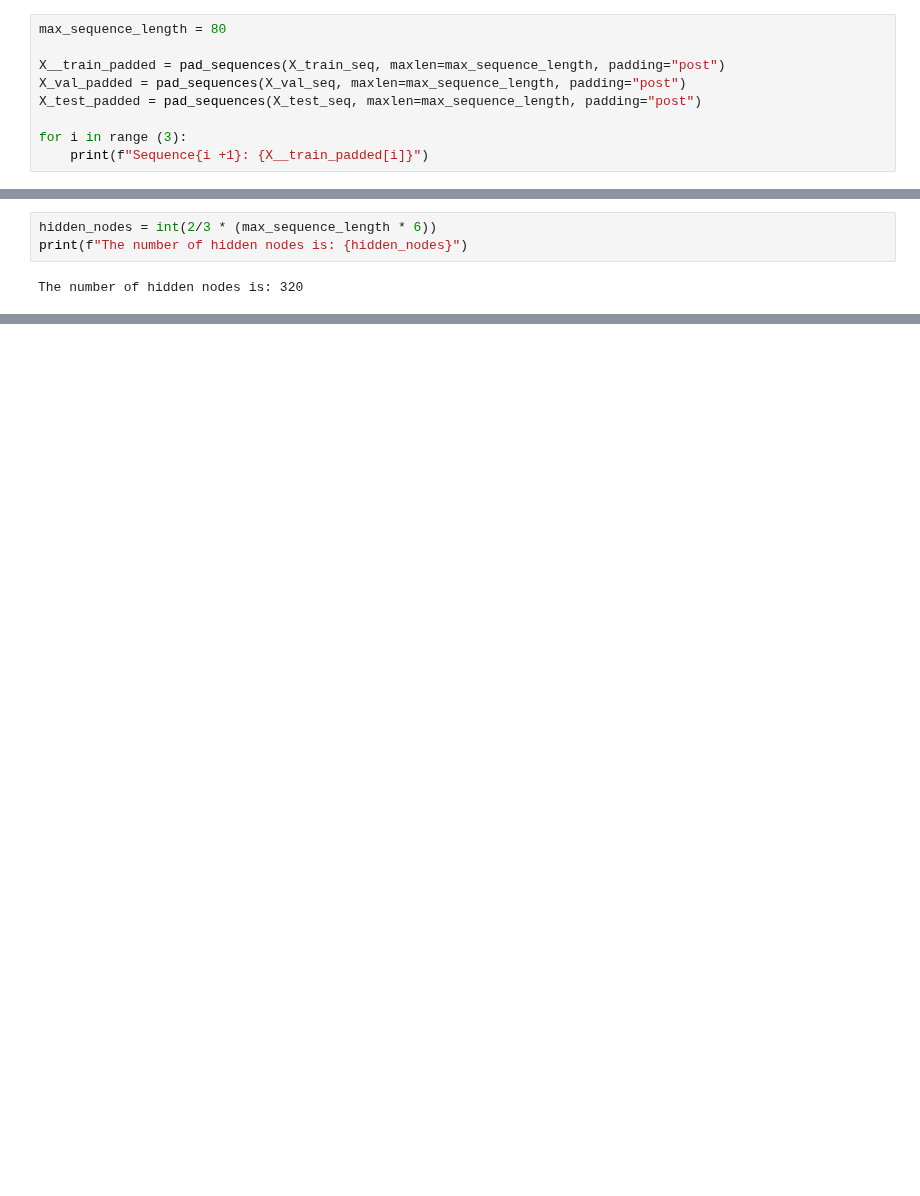
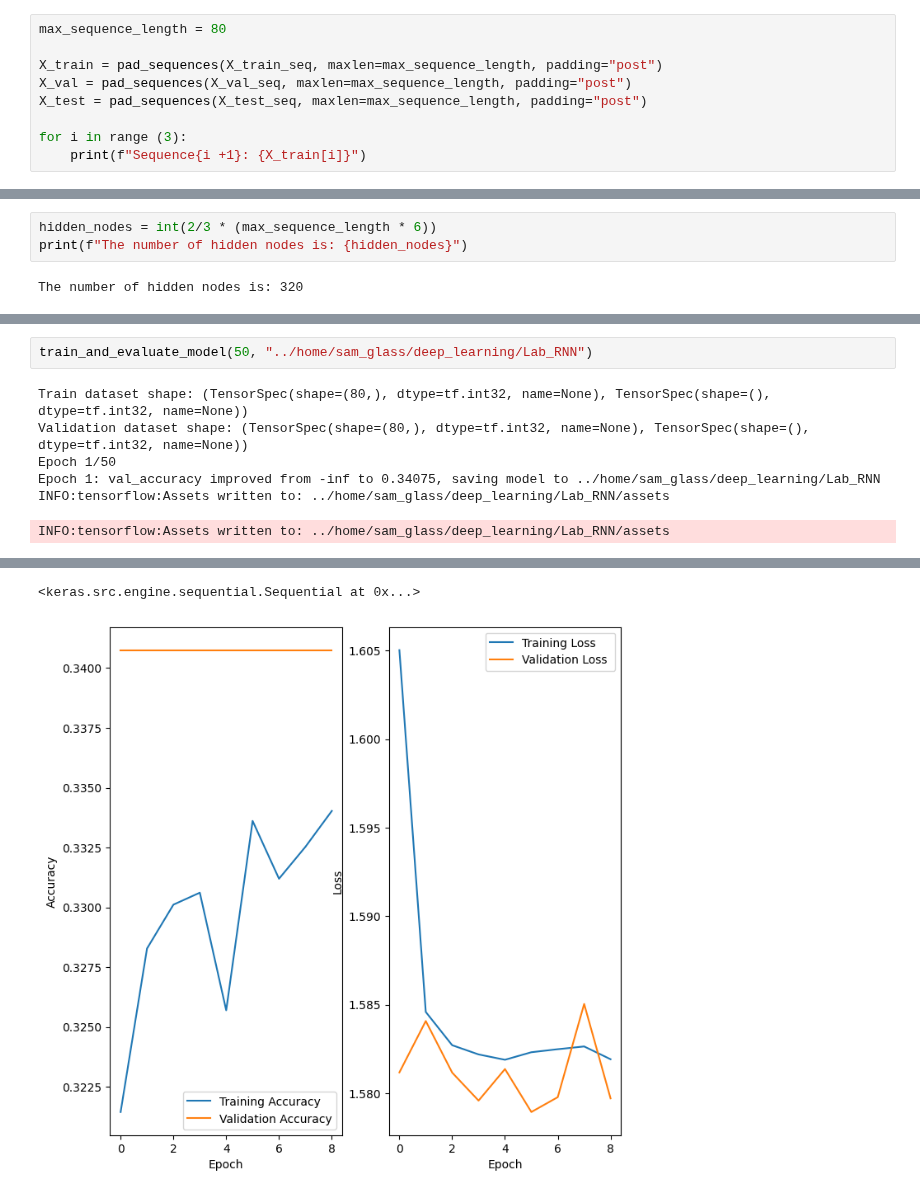
Before and after one commit to SCGlass/deep_learning, a Jupyter notebook: Lab_RNN/RNN_lab.ipynb, the cells around one changed output, grey strips where cells are left out. Drawn from its saved outputs; the diff is of its cells as text; blank space fills up the shorter version.

Commit message:
trying first model

```diff
--- a/Lab_RNN/RNN_lab.ipynb
+++ b/Lab_RNN/RNN_lab.ipynb
@@ -231,12 +238,12 @@ Sequence 10: [19, 2, 242, 42]
 # %%
 max_sequence_length = 80
 
-X__train_padded = pad_sequences(X_train_seq, maxlen=max_sequence_length, padding="post")
-X_val_padded = pad_sequences(X_val_seq, maxlen=max_sequence_length, padding="post")
-X_test_padded = pad_sequences(X_test_seq, maxlen=max_sequence_length, padding="post")
+X_train = pad_sequences(X_train_seq, maxlen=max_sequence_length, padding="post")
+X_val = pad_sequences(X_val_seq, maxlen=max_sequence_length, padding="post")
+X_test = pad_sequences(X_test_seq, maxlen=max_sequence_length, padding="post")
 
 for i in range (3):
-    print(f"Sequence{i +1}: {X__train_padded[i]}")
+    print(f"Sequence{i +1}: {X_train[i]}")
 # %% [output]
 Sequence1: [130   1 730   0   0   0   0   0   0   0   0   0   0   0   0   0   0   0
    0   0   0   0   0   0   0   0   0   0   0   0   0   0   0   0   0   0
@@ -296,0 +378,9 @@ The number of hidden nodes is: 320
+# %%
+train_and_evaluate_model(50, "../home/sam_glass/deep_learning/Lab_RNN")
+# %% [output]
+Train dataset shape: (TensorSpec(shape=(80,), dtype=tf.int32, name=None), TensorSpec(shape=(), dtype=tf.int32, name=None))
+Validation dataset shape: (TensorSpec(shape=(80,), dtype=tf.int32, name=None), TensorSpec(shape=(), dtype=tf.int32, name=None))
+Epoch 1/50
+Epoch 1: val_accuracy improved from -inf to 0.34075, saving model to ../home/sam_glass/deep_learning/Lab_RNN
+INFO:tensorflow:Assets written to: ../home/sam_glass/deep_learning/Lab_RNN/assets
+INFO:tensorflow:Assets written to: ../home/sam_glass/deep_learning/Lab_RNN/assets
@@ -296,0 +404,2 @@ The number of hidden nodes is: 320
+<keras.src.engine.sequential.Sequential at 0x...>
+[figure, added]
```
Also changed, not shown: parts of 7 cells of this notebook.
